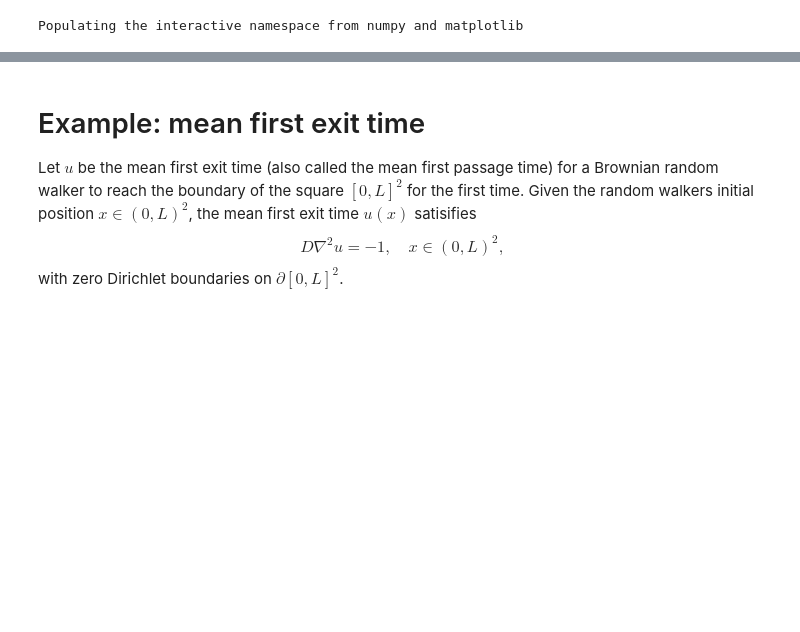
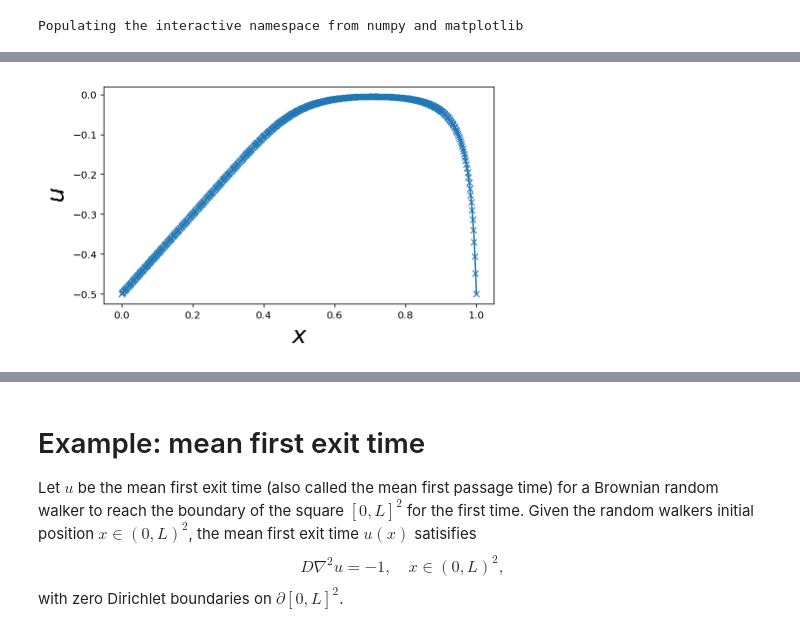
Before and after one commit to newby-jay/MATH536-Winter2021-JupyterNotebooks, a Jupyter notebook: Week 5.ipynb, the cells around one changed output, grey strips where cells are left out. Saved outputs shown, nothing was run; the diff lists cells and outputs as text; code cells hidden in the pictures; blank space fills up the shorter version.

```diff
--- a/Week 5.ipynb
+++ b/Week 5.ipynb
@@ -6,0 +79,59 @@ Populating the interactive namespace from numpy and matplotlib
+# %%
+m = 500
+L = 1.
+h = L/(m+2)
+
+
+def newton_solve(u0, tol, params, max_iter=500): ## tol should be O(h^2)
+    alpha, beta, D = params
+    ufull = zeros((m+2, 1))
+    ufull[0] = alpha
+    ufull[-1] = beta
+    u = u0.copy()
+    e = ones(m)
+    L2 = D/h**2*(diag(-2*e, 0) + diag(e[:-1], 1) + diag(e[1:], -1))
+    L1 = 1/(2.*h)*(diag(e[:-1], 1) - diag(e[1:], -1))
+    s = zeros((m, 1))
+    dsdu = zeros((m, m))
+    for n in arange(max_iter):
+        s[0] = alpha/h*(D/h - 0.5*u[0])
+        s[-1] = beta/h*(D/h + 0.5*u[-1])
+        dsdu[0, 0] = -0.5*alpha/h
+        dsdu[-1, -1] = 0.5*beta/h
+        r = L2@u + u*(L1@u - 1.) + s
+        uflat = u.flatten()
+        J = L2 + diag(L1@uflat - 1.) + diag(uflat)@L1 + dsdu
+        y = solve(J, r)
+        u = u - y
+        x_rel_err = absolute(y).max()/absolute(u).max()
+        residual_err = absolute(r).max()
+        if residual_err < tol:
+            #print(n, x_rel_err, residual_err)
+            ufull[1:-1] = u
+            return ufull
+    print('warning: max iterations reached without convergence')
+    print('err_sol =', absolute(y).max())
+    print('residual =', absolute(r).max())
+    ufull[1:-1] = u
+    return ufull
+
+
+
+
+
+
+u0 = 2.*ones((m, 1))
+# u0 = linspace(0, 1, m)[:, None]
+
+D = 0.005
+alpha = -0.5
+beta = -.5
+
+u = newton_solve(u0, h**2, (alpha, beta, D))
+x = linspace(0, L, m+2)
+figure(1, [7, 4])
+plot(x, u, '-x')
+xlabel(r'$x$', fontsize=24);
+ylabel(r'$u$', fontsize=24);
+# %% [output]
+[figure, added]
```
Also changed, not shown: parts of 3 cells of this notebook.
